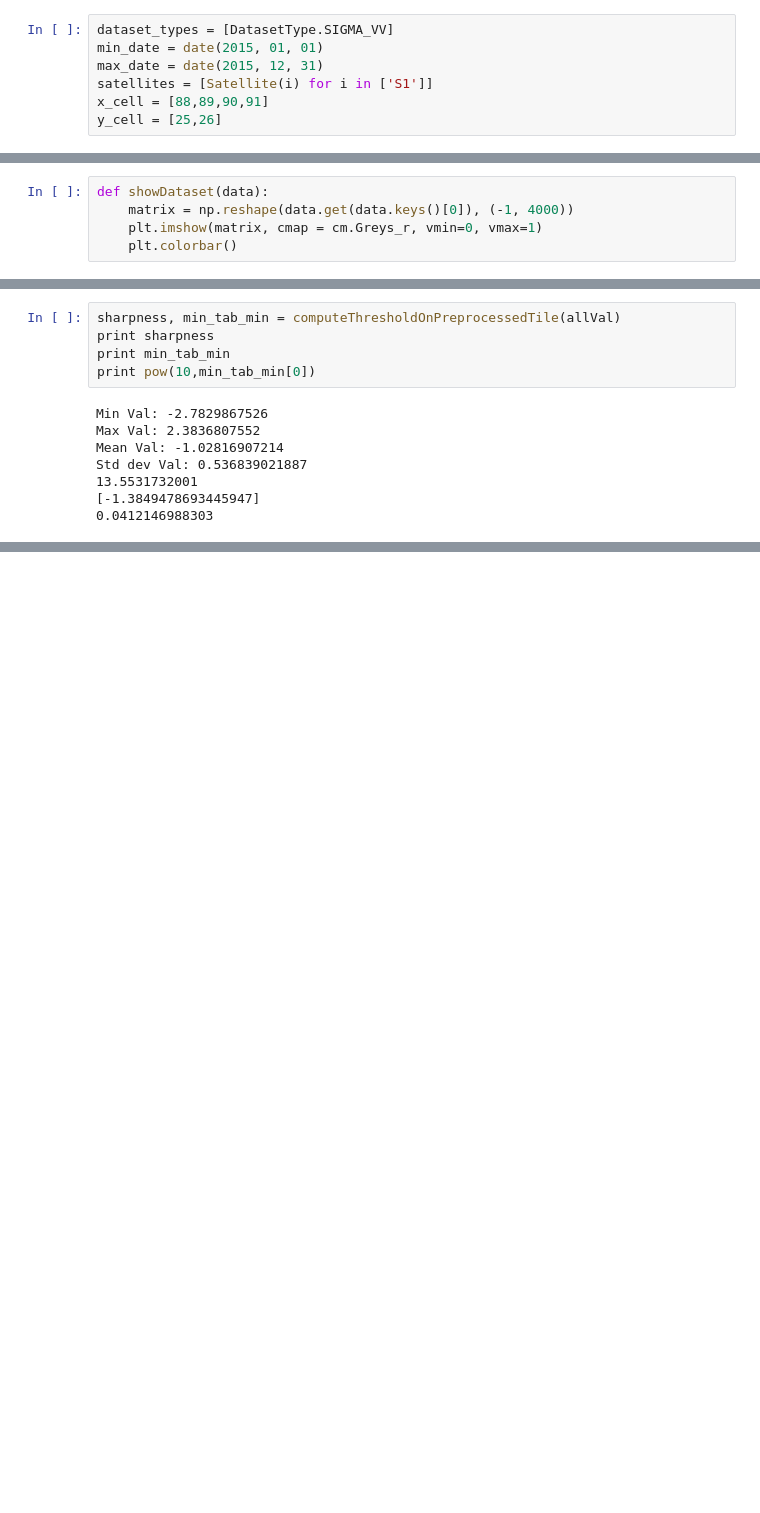
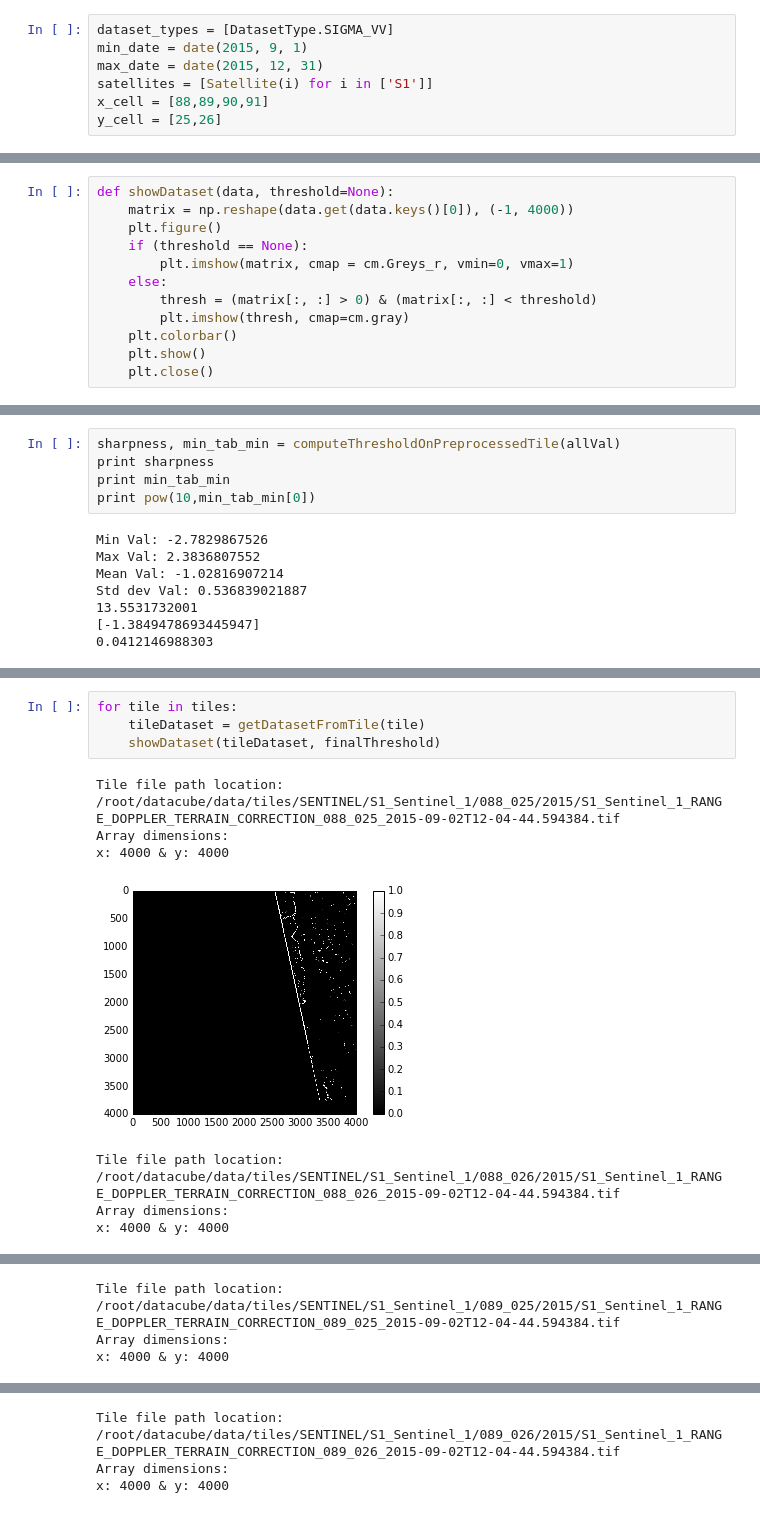
Before and after one commit to pvillard31/agdc, a Jupyter notebook: api-examples/notebooks/notebooks_CG/Sentinel-1.ipynb, the cells around one changed output, grey strips where cells are left out. Saved outputs shown, nothing was run; the diff lists cells and outputs as text; blank space fills up the shorter version.

Commit message:
Notebook Sentinel 1 for flooding monitoring

```diff
--- a/api-examples/notebooks/notebooks_CG/Sentinel-1.ipynb
+++ b/api-examples/notebooks/notebooks_CG/Sentinel-1.ipynb
@@ -36,7 +36,7 @@ def my_print(text):
 We define all the parameters we want to retrieve the data
 # %%
 dataset_types = [DatasetType.SIGMA_VV]
-min_date = date(2015, 01, 01)
+min_date = date(2015, 9, 1)
 max_date = date(2015, 12, 31)
 satellites = [Satellite(i) for i in ['S1']]
 x_cell = [88,89,90,91]
@@ -68,10 +68,17 @@ Tile file path location: /data/agdc/internal/tiles/SENTINEL/S1_Sentinel_1/089_02
 Array dimensions:
 x: 4000 & y: 4000
 # %%
-def showDataset(data):
+def showDataset(data, threshold=None):
     matrix = np.reshape(data.get(data.keys()[0]), (-1, 4000))
-    plt.imshow(matrix, cmap = cm.Greys_r, vmin=0, vmax=1)
+    plt.figure()
+    if (threshold == None):
+        plt.imshow(matrix, cmap = cm.Greys_r, vmin=0, vmax=1)
+    else:
+        thresh = (matrix[:, :] > 0) & (matrix[:, :] < threshold)
+        plt.imshow(thresh, cmap=cm.gray)
     plt.colorbar()
+    plt.show()
+    plt.close()
 # %%
 showDataset(data)
 # %% [output]
@@ -386,0 +372,12 @@ IndexError: index 1 is out of bounds for axis 0 with size 1
+# %%
+for tile in tiles:
+    tileDataset = getDatasetFromTile(tile)
+    showDataset(tileDataset, finalThreshold)
+# %% [output]
+Tile file path location: /root/datacube/data/tiles/SENTINEL/S1_Sentinel_1/088_025/2015/S1_Sentinel_1_RANGE_DOPPLER_TERRAIN_CORRECTION_088_025_2015-09-02T12-04-44.594384.tif
+Array dimensions:
+x: 4000 & y: 4000
+[figure, added]
+Tile file path location: /root/datacube/data/tiles/SENTINEL/S1_Sentinel_1/088_026/2015/S1_Sentinel_1_RANGE_DOPPLER_TERRAIN_CORRECTION_088_026_2015-09-02T12-04-44.594384.tif
+Array dimensions:
+x: 4000 & y: 4000
@@ -386,0 +385,3 @@ IndexError: index 1 is out of bounds for axis 0 with size 1
+Tile file path location: /root/datacube/data/tiles/SENTINEL/S1_Sentinel_1/089_025/2015/S1_Sentinel_1_RANGE_DOPPLER_TERRAIN_CORRECTION_089_025_2015-09-02T12-04-44.594384.tif
+Array dimensions:
+x: 4000 & y: 4000
@@ -386,0 +389,3 @@ IndexError: index 1 is out of bounds for axis 0 with size 1
+Tile file path location: /root/datacube/data/tiles/SENTINEL/S1_Sentinel_1/089_026/2015/S1_Sentinel_1_RANGE_DOPPLER_TERRAIN_CORRECTION_089_026_2015-09-02T12-04-44.594384.tif
+Array dimensions:
+x: 4000 & y: 4000
```
Also changed, not shown: parts of 4 cells of this notebook.
